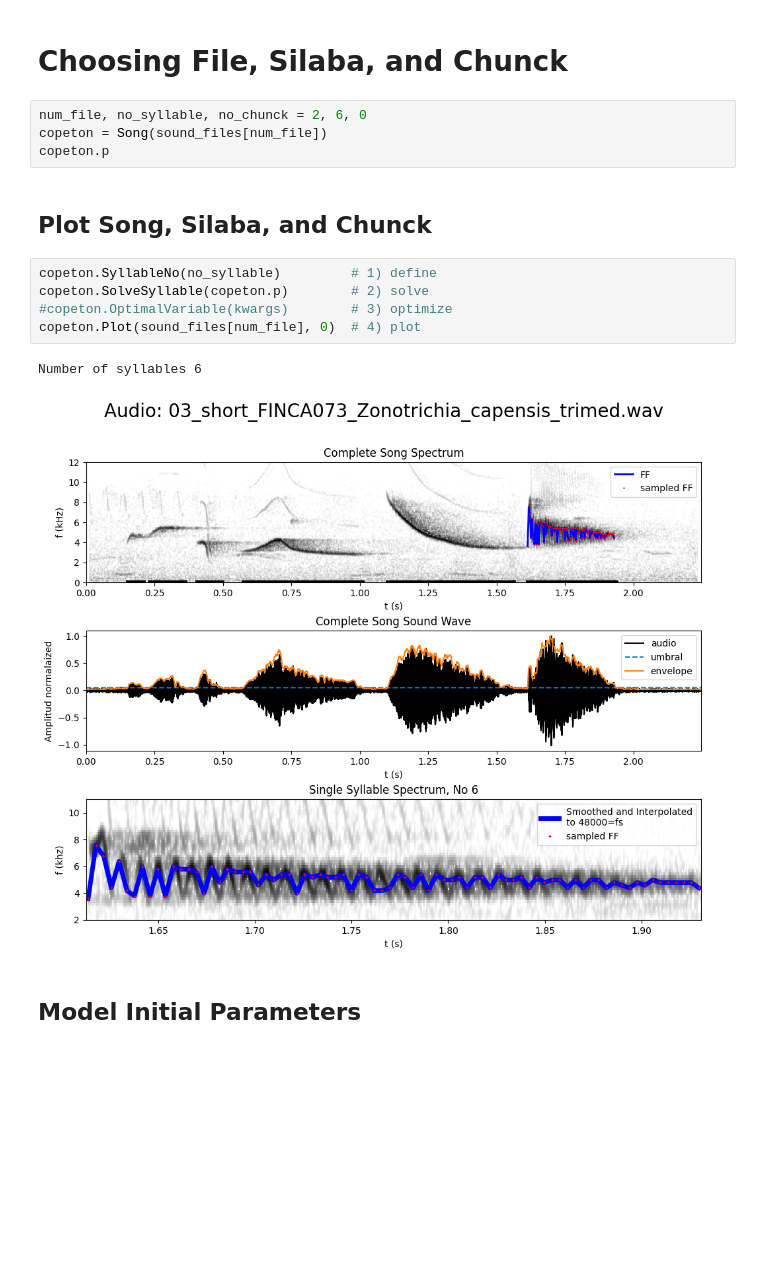
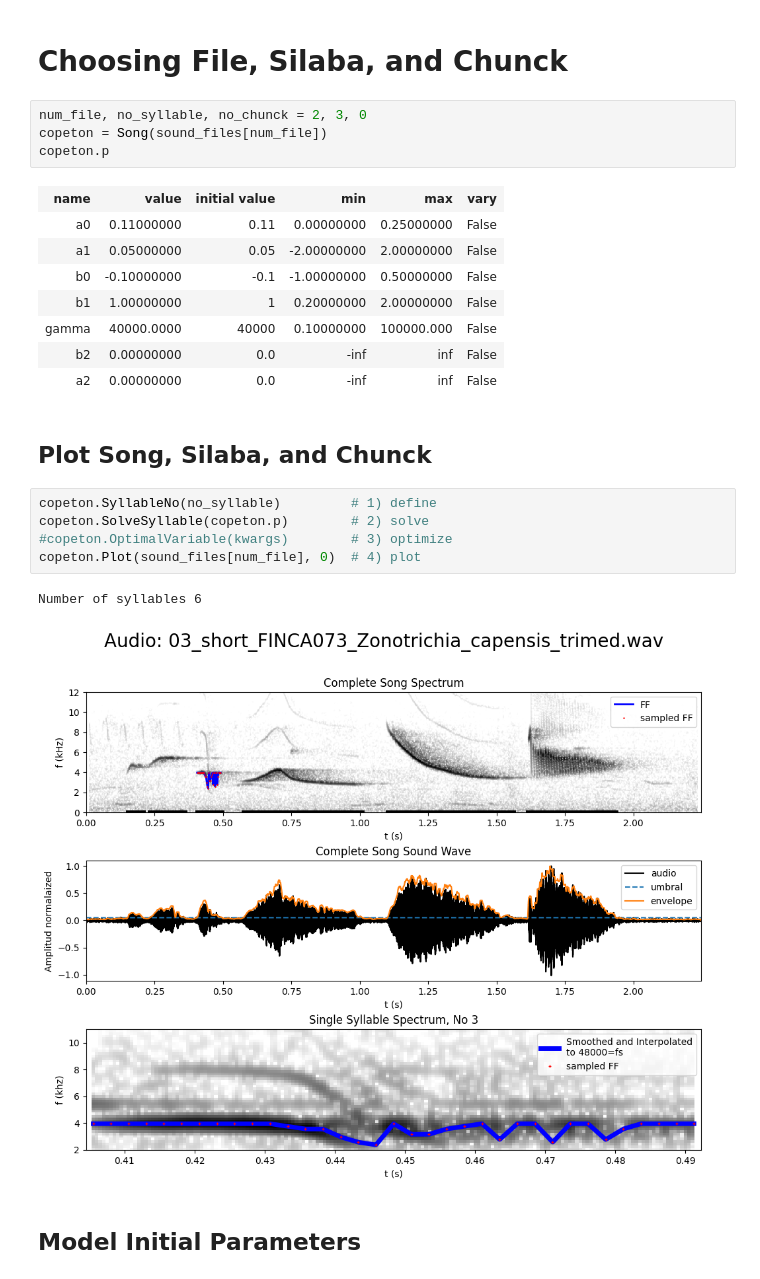
Before and after one commit to saguileran/birdsongs, a Jupyter notebook: SongBirds.ipynb, the cells around one changed output. Drawn from its saved outputs; the diff is of its cells as text; blank space fills up the shorter version.

```diff
--- a/SongBirds.ipynb
+++ b/SongBirds.ipynb
@@ -14,9 +18,18 @@ print("Total number of songs: {}".format(len(sound_files)))
 # %% [markdown]
 # Choosing File, Silaba, and Chunck
 # %%
-num_file, no_syllable, no_chunck = 2, 6, 0
+num_file, no_syllable, no_chunck = 2, 3, 0
 copeton = Song(sound_files[num_file])
 copeton.p
+# %% [output]
+| name | value | initial value | min | max | vary |
+| a0 | 0.11000000 | 0.11 | 0.00000000 | 0.25000000 | False |
+| a1 | 0.05000000 | 0.05 | -2.00000000 | 2.00000000 | False |
+| b0 | -0.10000000 | -0.1 | -1.00000000 | 0.50000000 | False |
+| b1 | 1.00000000 | 1 | 0.20000000 | 2.00000000 | False |
+| gamma | 40000.0000 | 40000 | 0.10000000 | 100000.000 | False |
+| b2 | 0.00000000 | 0.0 | -inf | inf | False |
+| a2 | 0.00000000 | 0.0 | -inf | inf | False |
 # %% [markdown]
 ## Plot Song, Silaba, and Chunck
 # %%
@@ -26,7 +39,7 @@ copeton.SolveSyllable(copeton.p)        # 2) solve
 copeton.Plot(sound_files[num_file], 0)  # 4) plot
 # %% [output]
 Number of syllables 6
-[figure, old version]
+[figure, new version]
 # %% [markdown]
 ## Model Initial Parameters
 # %% [markdown]
```
Also changed, not shown: parts of 3 cells of this notebook, 2 other files.
